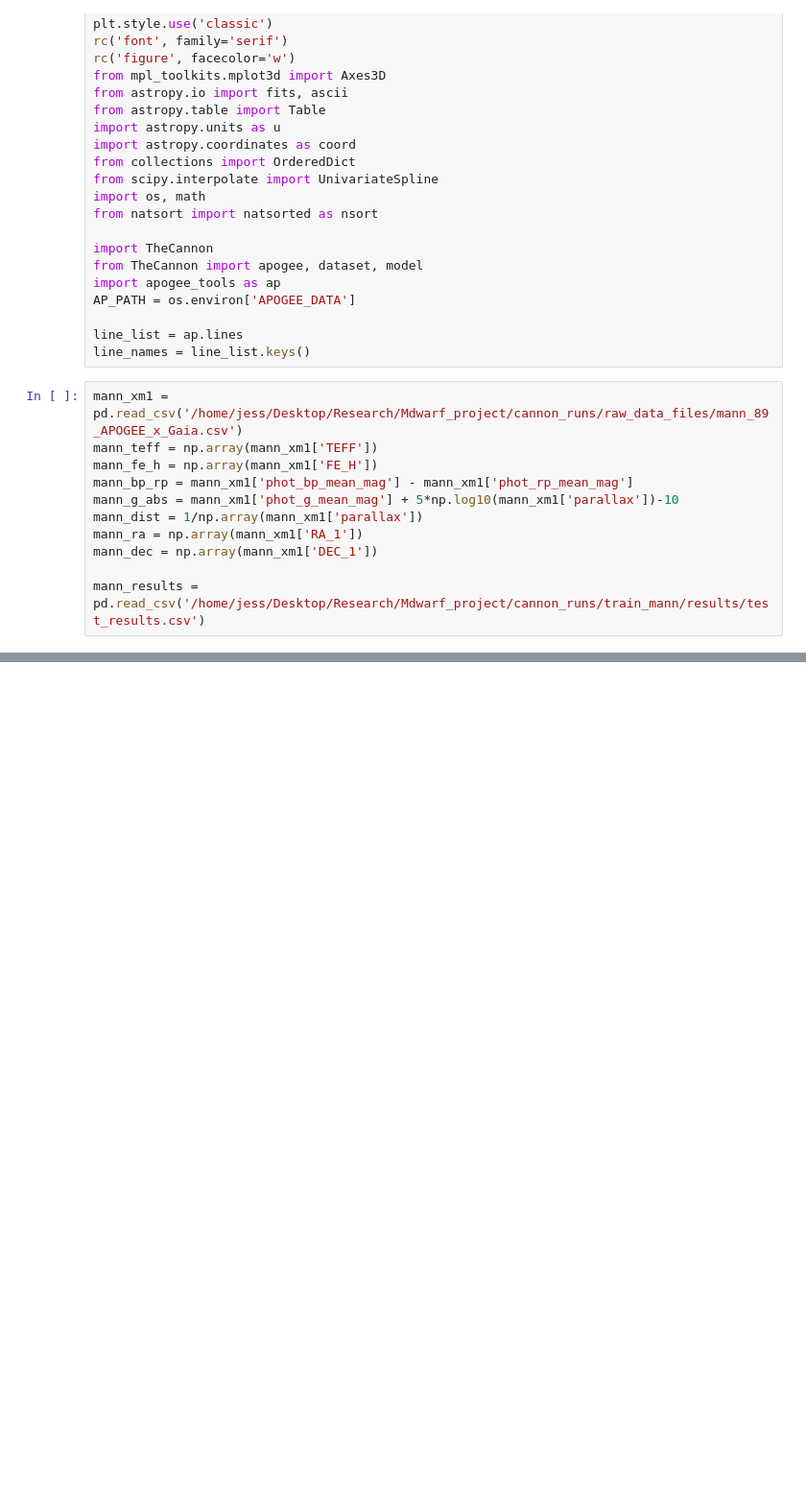
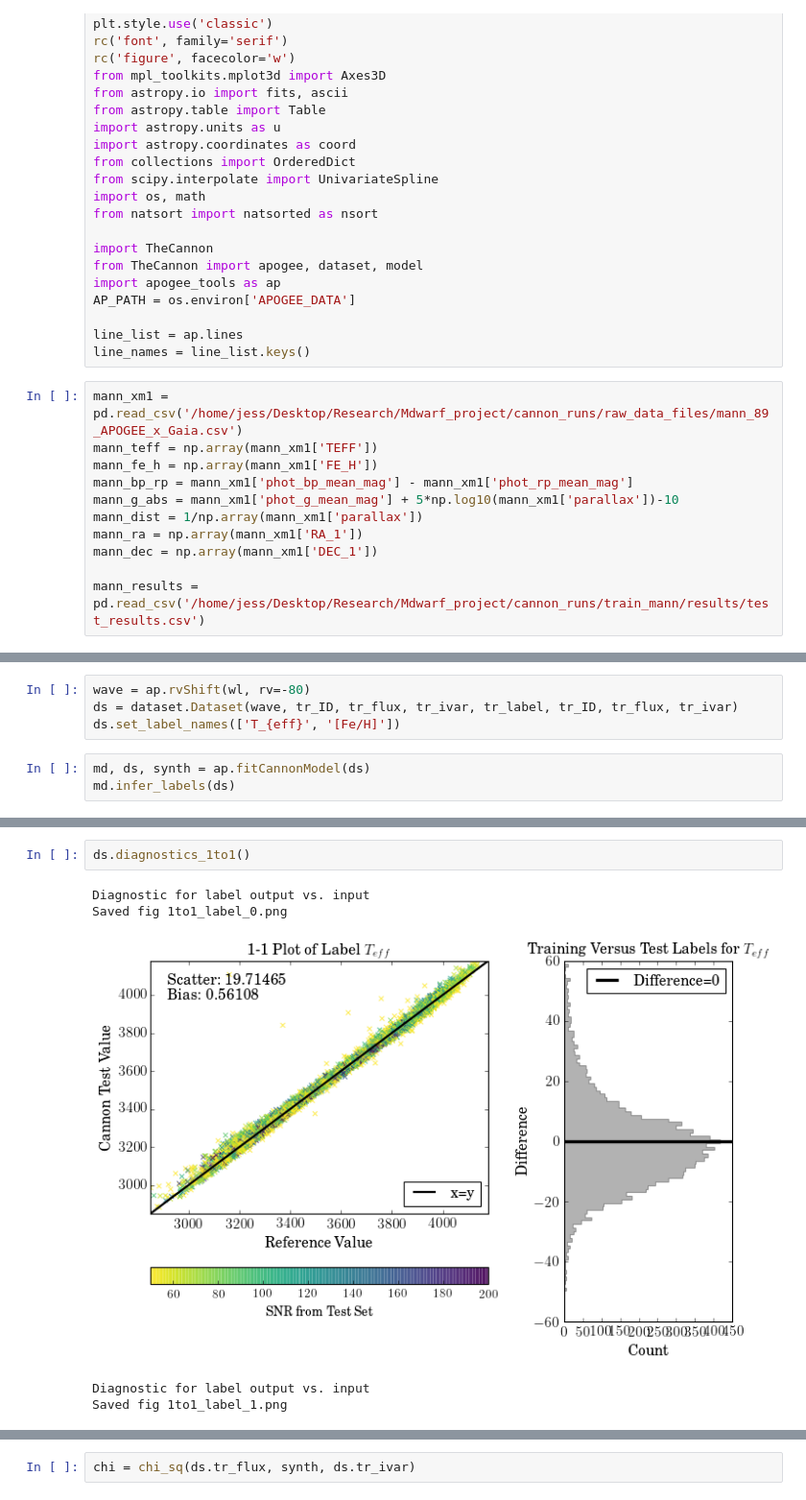
Before and after one commit to jbirky/Mdwarf_project, a Jupyter notebook: cannon_runs/apogee_test/validation.ipynb, the cells around one changed output, grey strips where cells are left out. Shown at 96% size. Drawn from its saved outputs; the diff is of its cells as text; blank space fills up the shorter version.

```diff
--- a/cannon_runs/apogee_test/validation.ipynb
+++ b/cannon_runs/apogee_test/validation.ipynb
@@ -260,0 +125,7 @@ plt.show()
+# %%
+wave = ap.rvShift(wl, rv=-80)
+ds = dataset.Dataset(wave, tr_ID, tr_flux, tr_ivar, tr_label, tr_ID, tr_flux, tr_ivar)
+ds.set_label_names(['T_{eff}', '[Fe/H]'])
+# %%
+md, ds, synth = ap.fitCannonModel(ds)
+md.infer_labels(ds)
@@ -260,0 +145,8 @@ plt.show()
+# %%
+ds.diagnostics_1to1()
+# %% [output]
+Diagnostic for label output vs. input
+Saved fig 1to1_label_0.png
+[figure, added]
+Diagnostic for label output vs. input
+Saved fig 1to1_label_1.png
@@ -260,0 +154,2 @@ plt.show()
+# %%
+chi = chi_sq(ds.tr_flux, synth, ds.tr_ivar)
```
Also changed, not shown: parts of 29 cells of this notebook, 3 other files.
